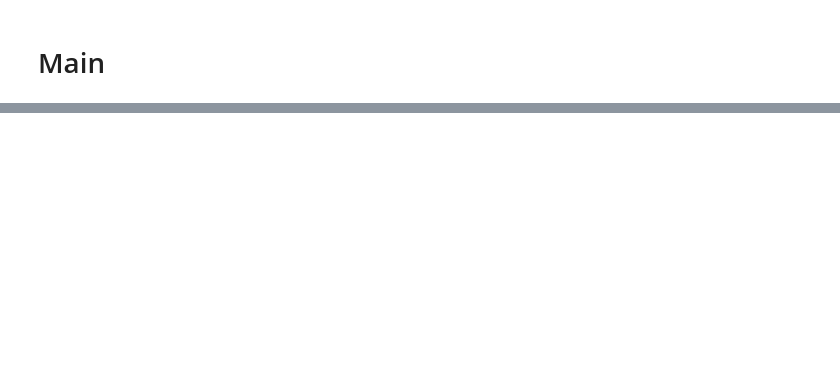
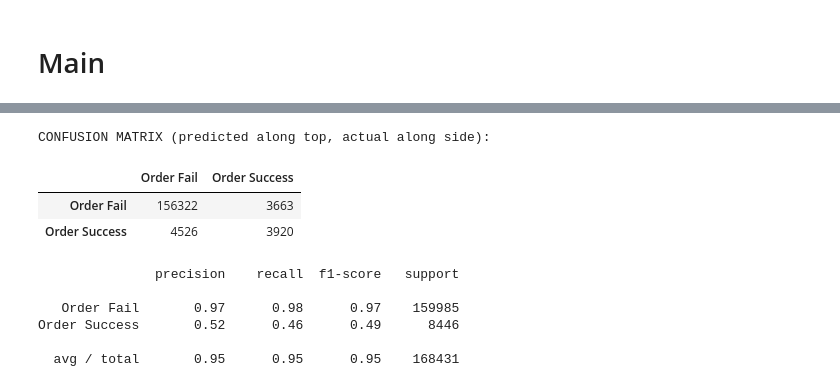
Before and after one commit to acaruso7/Order-Book-Trade-Classification, a Jupyter notebook: model_stacking.ipynb, the cells around one changed output, grey strips where cells are left out. Drawn from its saved outputs; the diff is of its cells as text; code cells hidden in the pictures; blank space fills up the shorter version.

```diff
--- a/model_stacking.ipynb
+++ b/model_stacking.ipynb
@@ -274 +313,17 @@ def model_iterations(train, train_fail, train_success, test, train_Z, train_Z_fa
+# %%
+ANN = MLPClassifier()
+ANN.fit(new_features_train, train_response)
+y_pred = ANN.predict(new_features_test)
+model_eval(test_response, y_pred)
+# %% [output]
+CONFUSION MATRIX (predicted along top, actual along side):
+|  | Order Fail | Order Success |
+| Order Fail | 156322 | 3663 |
+| Order Success | 4526 | 3920 |
+               precision    recall  f1-score   support
+
+   Order Fail       0.97      0.98      0.97    159985
+Order Success       0.52      0.46      0.49      8446
+
+  avg / total       0.95      0.95      0.95    168431
 # %%
```
Also changed, not shown: parts of 13 cells of this notebook.
